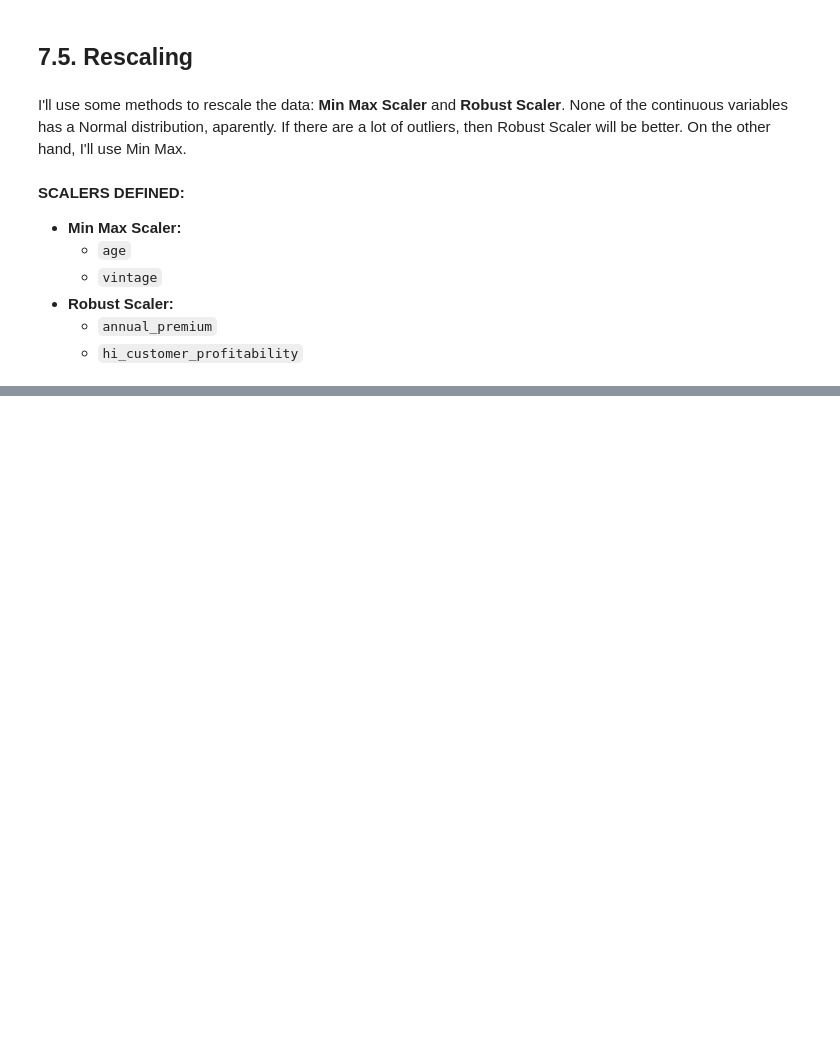
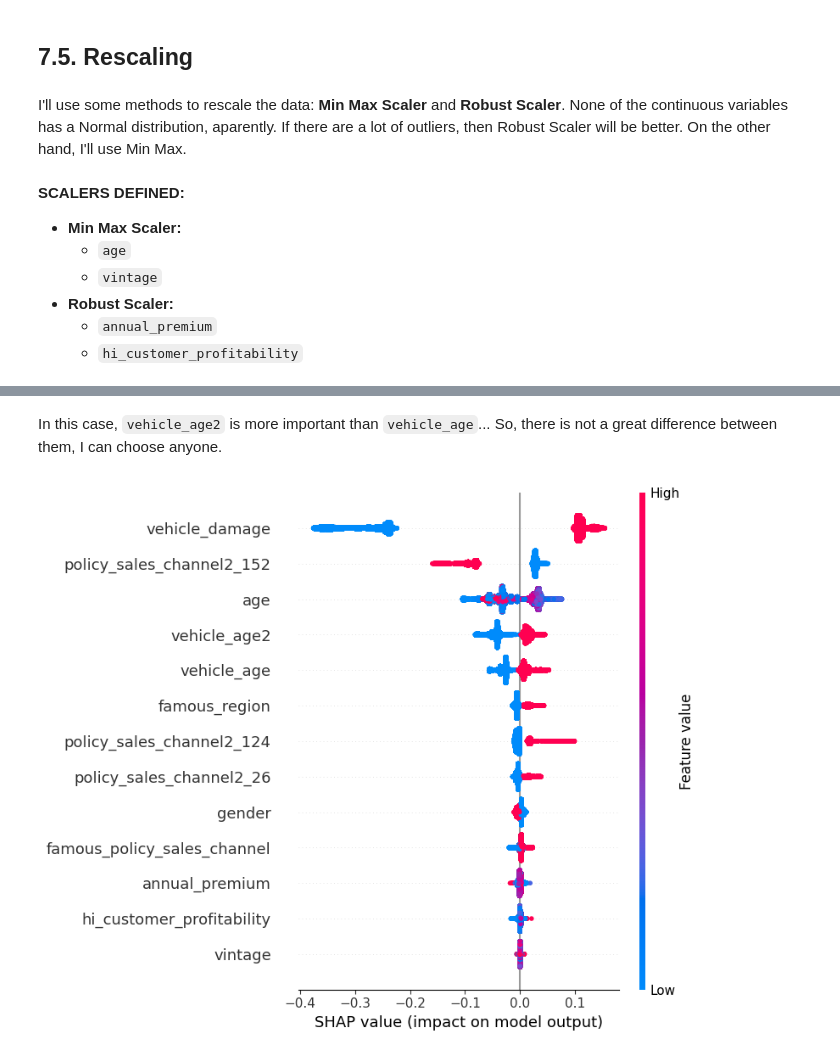
Before and after one commit to Emersonmiady/health-insurance-cross-sell, a Jupyter notebook: notebooks/hi_cs_analysis.ipynb, the cells around one changed output, grey strips where cells are left out. Cells and saved outputs as stored; diff of their text form; code cells hidden in the pictures; blank space fills up the shorter version.

```diff
--- a/notebooks/hi_cs_analysis.ipynb
+++ b/notebooks/hi_cs_analysis.ipynb
@@ -1110,3 +1211,12 @@ pd.DataFrame(X_test_rescaled, columns=X_train_cols)\
+# %% [markdown]
+In this case, `vehicle_age2` is more important than `vehicle_age`... So, there is not a great difference between them, I can choose anyone.
+# %%
+# SHAP beeswarm plot
+shap.summary_plot(shap_values[:,:,1], X_train_rescaled,
+                  feature_names=X_train_rescaled.columns)
+plt.show()
+# %% [output]
+[figure, added]
 # %%
 #from xgboost import XGBClassifier
 #from sklearn.linear_model import LogisticRegression
```
Also changed, not shown: parts of 32 cells of this notebook, 5 other files.
